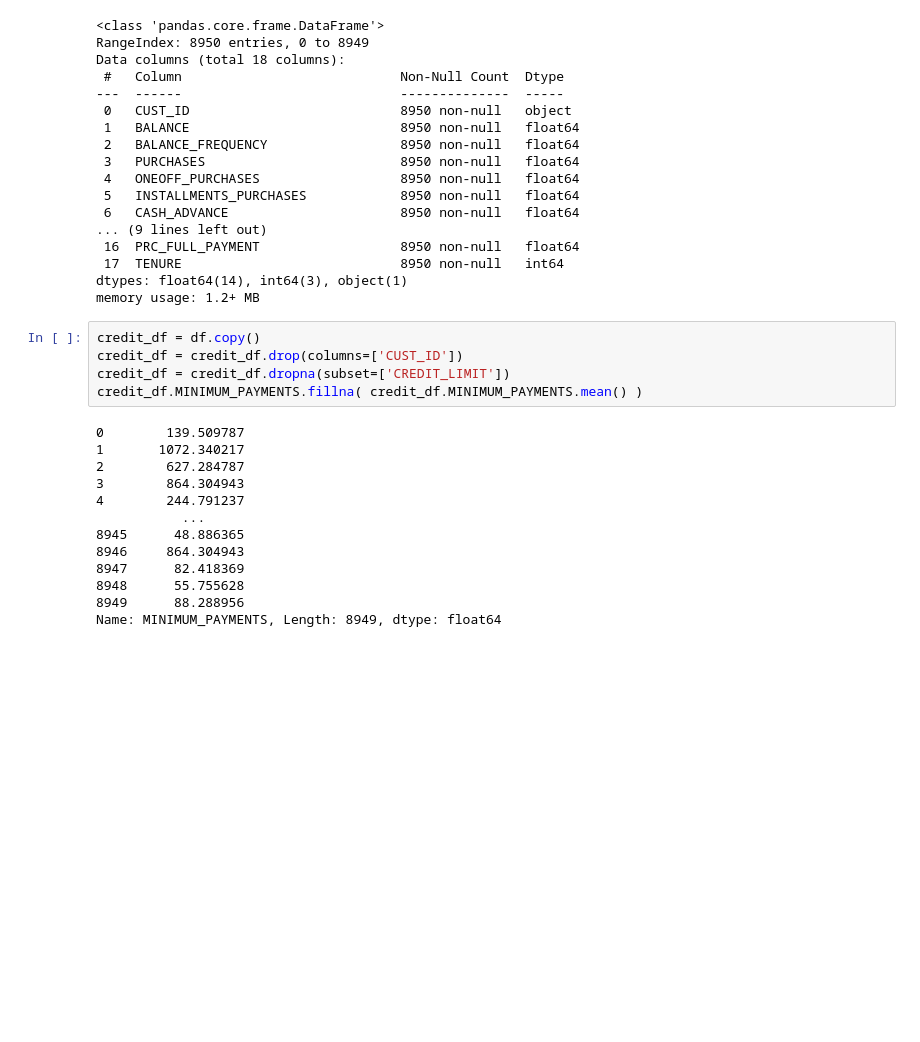
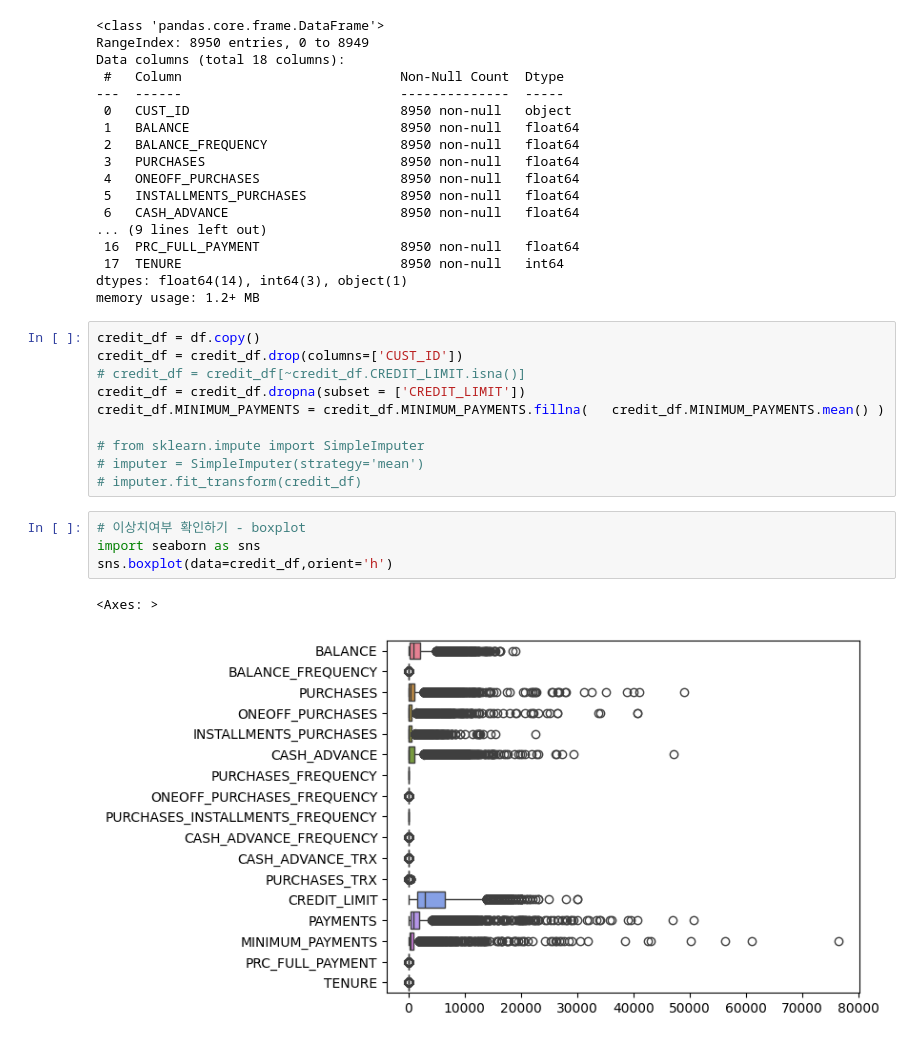
Before and after one commit to djdjdjdfh1/pandas-data-analysis, a Jupyter notebook: part7/7.7_review3_kmeans_clustering.ipynb, the cells around one changed output. Drawn from its saved outputs; the diff is of its cells as text; blank space fills up the shorter version.

```diff
--- a/part7/7.7_review3_kmeans_clustering.ipynb
+++ b/part7/7.7_review3_kmeans_clustering.ipynb
@@ -31,21 +31,20 @@ memory usage: 1.2+ MB
 # %%
 credit_df = df.copy()
 credit_df = credit_df.drop(columns=['CUST_ID'])
-credit_df = credit_df.dropna(subset=['CREDIT_LIMIT'])
-credit_df.MINIMUM_PAYMENTS.fillna( credit_df.MINIMUM_PAYMENTS.mean() )
+# credit_df = credit_df[~credit_df.CREDIT_LIMIT.isna()]
+credit_df = credit_df.dropna(subset = ['CREDIT_LIMIT'])
+credit_df.MINIMUM_PAYMENTS = credit_df.MINIMUM_PAYMENTS.fillna(   credit_df.MINIMUM_PAYMENTS.mean() )
+
+# from sklearn.impute import SimpleImputer
+# imputer = SimpleImputer(strategy='mean')
+# imputer.fit_transform(credit_df)
-# %% [output]
-0        139.509787
-1       1072.340217
-2        627.284787
-3        864.304943
-4        244.791237
-           ...
-8945      48.886365
-8946     864.304943
-8947      82.418369
-8948      55.755628
-8949      88.288956
-Name: MINIMUM_PAYMENTS, Length: 8949, dtype: float64
+# %%
+# 이상치여부 확인하기 - boxplot
+import seaborn as sns
+sns.boxplot(data=credit_df,orient='h')
+# %% [output]
+<Axes: >
+[figure, added]
 # %%
 from sklearn.preprocessing import StandardScaler
 scaler = StandardScaler()
```
Also changed, not shown: parts of 2 cells of this notebook.
